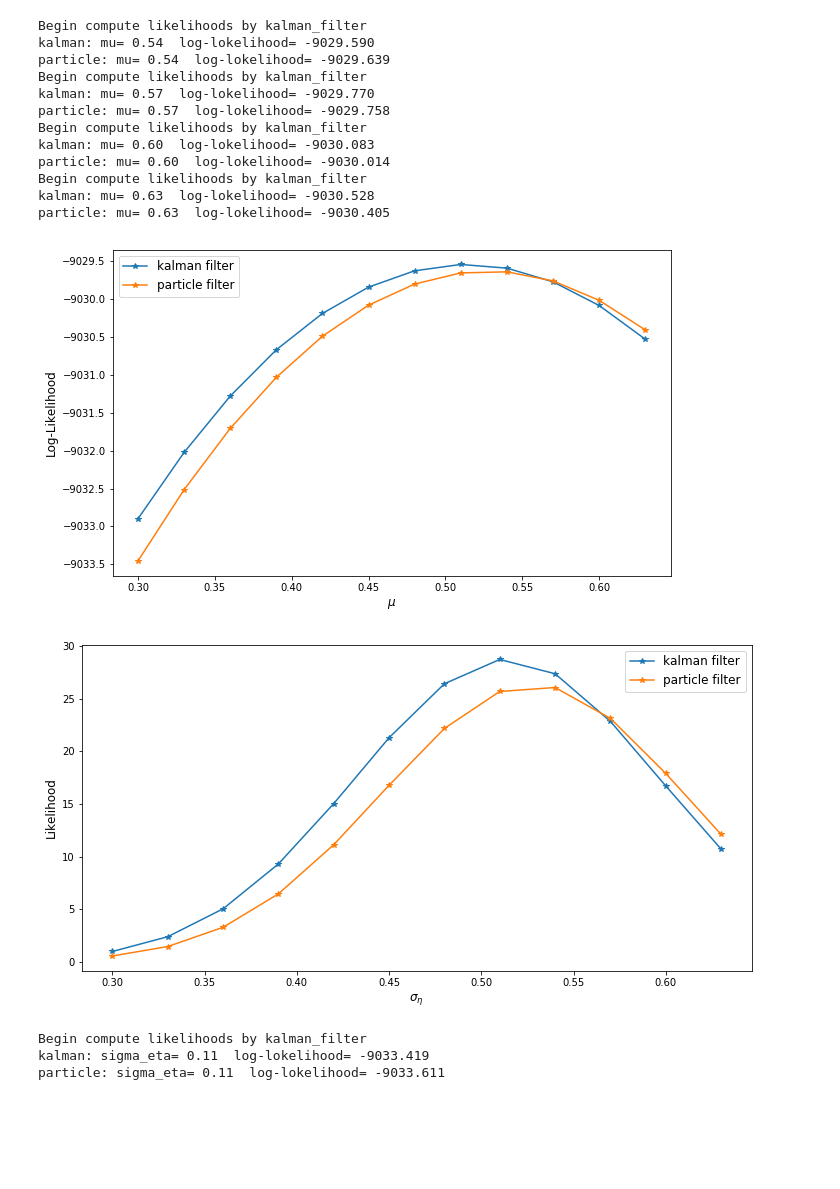
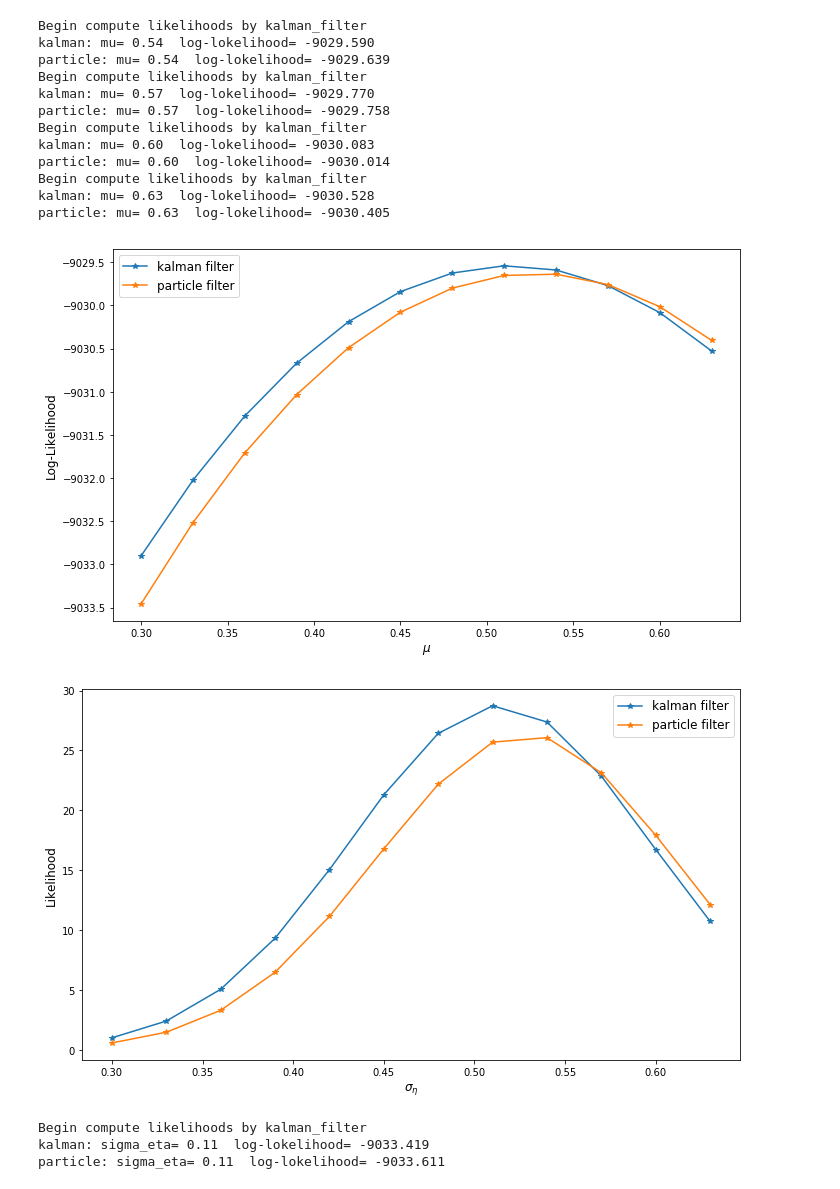
Before and after one commit to WensiDING/Particle-filters-for-Continuous-likelihood-evaluation-and-maximisation, a Jupyter notebook: AR1_Performance.ipynb, the cells around one changed output. Cells and saved outputs as stored; diff of their text form; code cells hidden in the pictures; blank space fills up the shorter version.

```diff
--- a/AR1_Performance.ipynb
+++ b/AR1_Performance.ipynb
@@ -147,21 +148,23 @@ plt.plot(mus, log_likelihoods_mu[1], '*-',label='particle filter')
 plt.xlabel(r'$\mu$', fontsize=12)
 plt.ylabel('Log-Likelihood', fontsize=12)
 plt.legend(fontsize=12)
+plt.tight_layout()
 plt.savefig('image/mu_log_likelihood_300_5000.png')
 plt.show()
 # %% [output]
-[figure, old version]
+[figure, new version]
 # %%
-plt.figure(figsize=(12, 6))
+plt.figure(figsize=(10, 6))
 plt.plot(mus, np.exp(log_likelihoods_mu[0]-log_likelihoods_mu[0][0]), '-*',label='kalman filter')
 plt.plot(mus, np.exp(log_likelihoods_mu[1]-log_likelihoods_mu[0][0]), '*-',label='particle filter')
 plt.xlabel(r'$\sigma_{\eta}$', fontsize=12)
 plt.ylabel('Likelihood', fontsize=12)
 plt.legend(fontsize=12)
+plt.tight_layout()
 plt.savefig('image/mu_likelihood_300_5000.png')
 plt.show()
 # %% [output]
-[figure, old version]
+[figure, new version]
 # %%
 etas = [i*0.01 for i in range(11,17)]
 #etas = [i*0.01 for i in range(11,12)]
```
Also changed, not shown: parts of 5 cells of this notebook, 8 other files.
